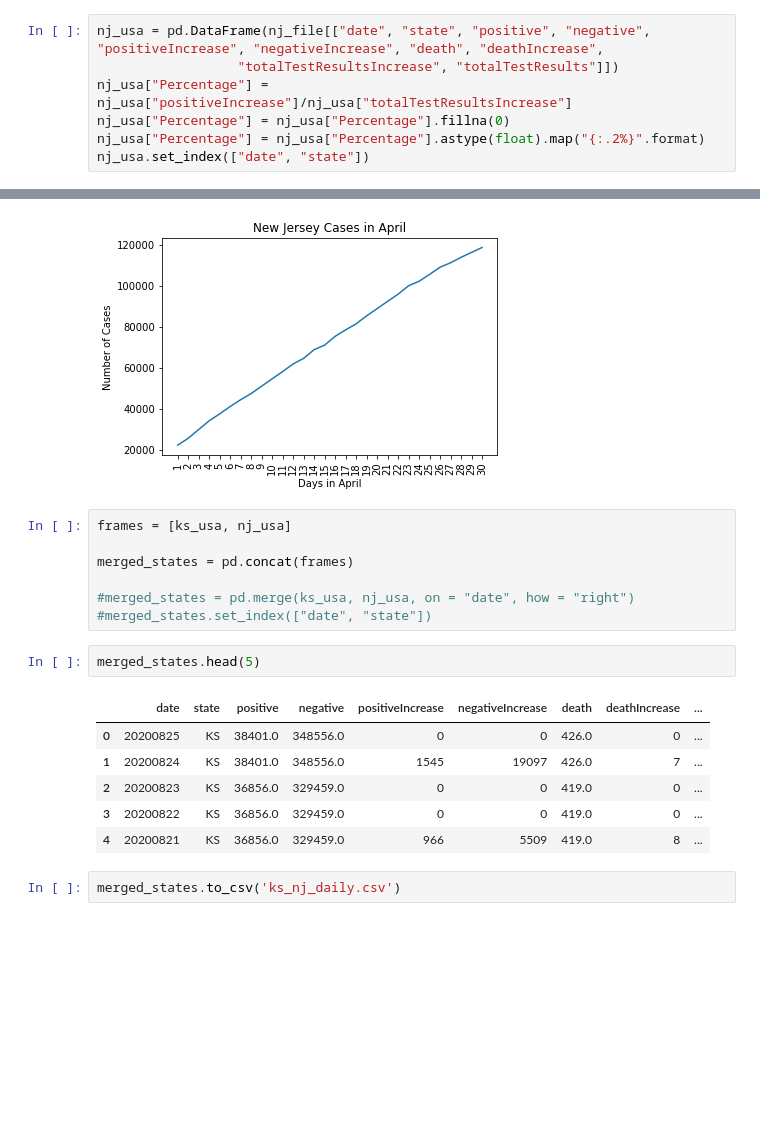
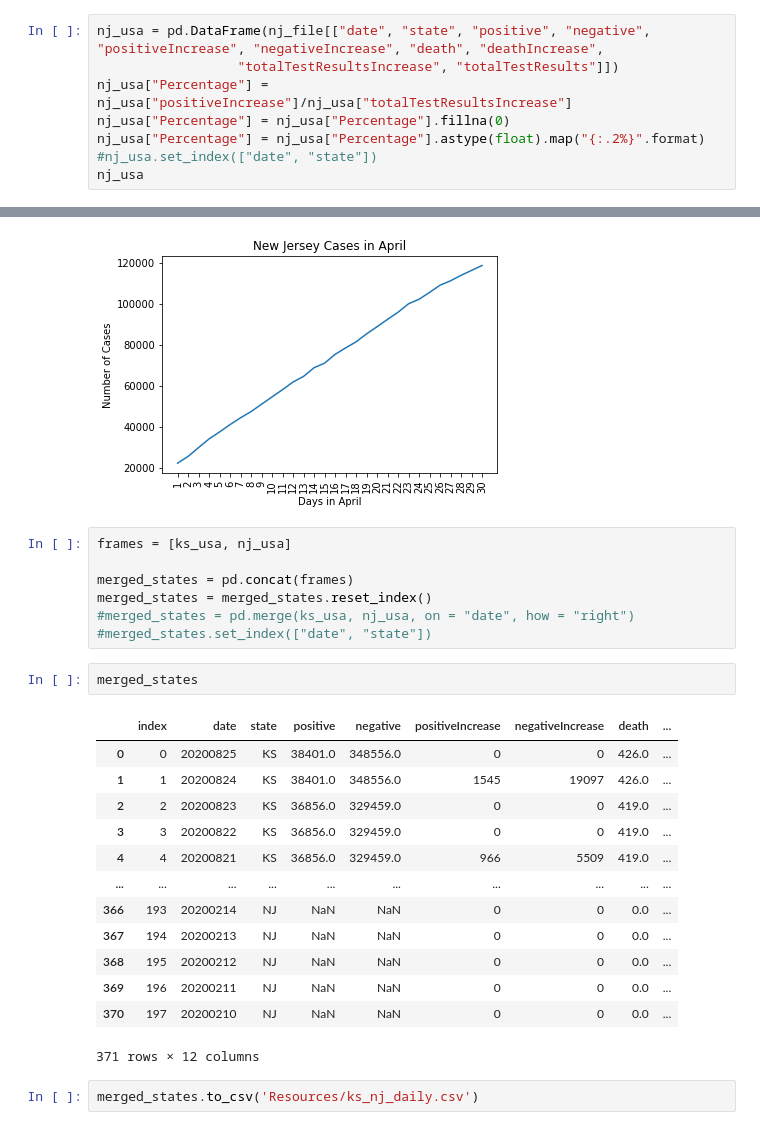
Before and after one commit to adrianstrecker/project-1, a Jupyter notebook: Covid Tracking API to CSV.ipynb, the cells around one changed output, grey strips where cells are left out. Saved outputs shown, nothing was run; the diff lists cells and outputs as text; blank space fills up the shorter version.

```diff
--- a/CT CSV.ipynb
+++ b/Covid Tracking API to CSV.ipynb
@@ -58,5 +58,6 @@ nj_usa = pd.DataFrame(nj_file[["date", "state", "positive", "negative", "positiv
 nj_usa["Percentage"] = nj_usa["positiveIncrease"]/nj_usa["totalTestResultsIncrease"]
 nj_usa["Percentage"] = nj_usa["Percentage"].fillna(0)
 nj_usa["Percentage"] = nj_usa["Percentage"].astype(float).map("{:.2%}".format)
-nj_usa.set_index(["date", "state"])
+#nj_usa.set_index(["date", "state"])
+nj_usa
 # %% [output]
@@ -172,17 +172,24 @@ plt.show()
 frames = [ks_usa, nj_usa]
 
 merged_states = pd.concat(frames)
-
+merged_states = merged_states.reset_index()
 #merged_states = pd.merge(ks_usa, nj_usa, on = "date", how = "right")
 #merged_states.set_index(["date", "state"])
 # %%
-merged_states.head(5)
+merged_states
 # %% [output]
-|  | date | state | positive | negative | positiveIncrease | negativeIncrease | death | deathIncrease | ... |
-| 0 | 20200825 | KS | 38401.0 | 348556.0 | 0 | 0 | 426.0 | 0 | ... |
-| 1 | 20200824 | KS | 38401.0 | 348556.0 | 1545 | 19097 | 426.0 | 7 | ... |
-| 2 | 20200823 | KS | 36856.0 | 329459.0 | 0 | 0 | 419.0 | 0 | ... |
-| 3 | 20200822 | KS | 36856.0 | 329459.0 | 0 | 0 | 419.0 | 0 | ... |
-| 4 | 20200821 | KS | 36856.0 | 329459.0 | 966 | 5509 | 419.0 | 8 | ... |
+|  | index | date | state | positive | negative | positiveIncrease | negativeIncrease | death | ... |
+| 0 | 0 | 20200825 | KS | 38401.0 | 348556.0 | 0 | 0 | 426.0 | ... |
+| 1 | 1 | 20200824 | KS | 38401.0 | 348556.0 | 1545 | 19097 | 426.0 | ... |
+| 2 | 2 | 20200823 | KS | 36856.0 | 329459.0 | 0 | 0 | 419.0 | ... |
+| 3 | 3 | 20200822 | KS | 36856.0 | 329459.0 | 0 | 0 | 419.0 | ... |
+| 4 | 4 | 20200821 | KS | 36856.0 | 329459.0 | 966 | 5509 | 419.0 | ... |
+| ... | ... | ... | ... | ... | ... | ... | ... | ... | ... |
+| 366 | 193 | 20200214 | NJ | NaN | NaN | 0 | 0 | 0.0 | ... |
+| 367 | 194 | 20200213 | NJ | NaN | NaN | 0 | 0 | 0.0 | ... |
+| 368 | 195 | 20200212 | NJ | NaN | NaN | 0 | 0 | 0.0 | ... |
+| 369 | 196 | 20200211 | NJ | NaN | NaN | 0 | 0 | 0.0 | ... |
+| 370 | 197 | 20200210 | NJ | NaN | NaN | 0 | 0 | 0.0 | ... |
+371 rows × 12 columns
 # %%
-merged_states.to_csv('ks_nj_daily.csv')
+merged_states.to_csv('Resources/ks_nj_daily.csv')
```
Also changed, not shown: parts of 1 cell of this notebook, 3 other files.
